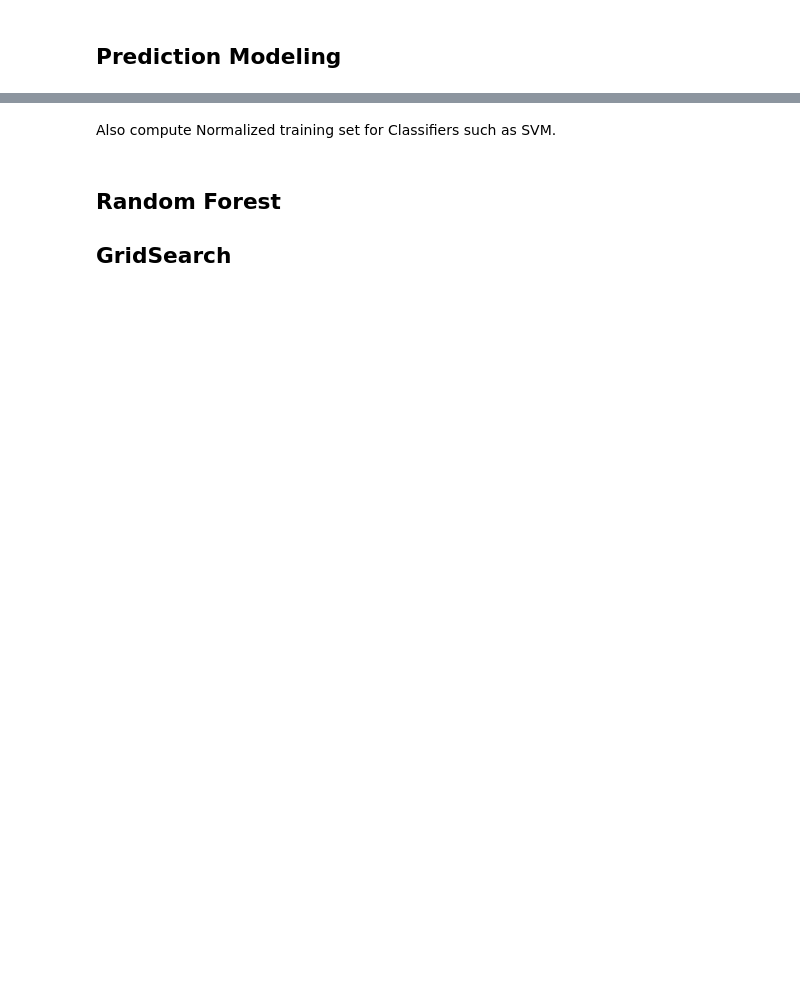
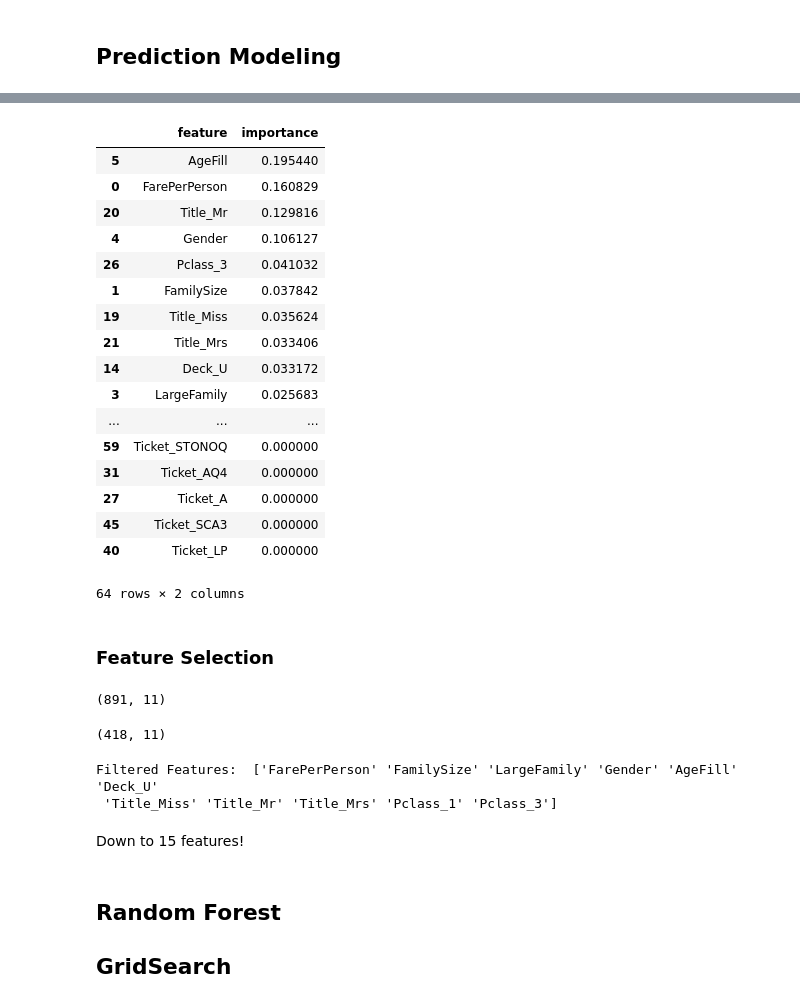
Before and after one commit to sharan-naribole/kaggle-titanic, a Jupyter notebook: Titanic - Deck FarePerPerson.ipynb, the cells around one changed output, grey strips where cells are left out. Saved outputs shown, nothing was run; the diff lists cells and outputs as text; code cells hidden in the pictures; blank space fills up the shorter version.

Commit message:
SelectModel ExtraTreesCf RF GridSearch

```diff
--- a/Titanic - Deck FarePerPerson.ipynb
+++ b/Titanic - Deck FarePerPerson.ipynb
@@ -502,3 +501,13 @@ array(['PassengerId', 'FarePerPerson', 'MultiTickets', 'FamilySize',
+# %%
+def scaling(x):
+    if x.max !=0:
+        return(x/x.max())
+    else:
+        return(0)
+# %%
+features = list(combined_df.columns)
+#features.remove('PassengerId')
+combined_df[features] = combined_df[features].apply(lambda x: scaling(x), axis=0)
 # %% [markdown]
 ## Prediction Modeling
 # %%
@@ -515,2 +522,0 @@ X_train.shape, Y_train.shape, X_test.shape
-# %% [markdown]
-Also compute Normalized training set for Classifiers such as SVM.
@@ -526,3 +528,54 @@ X_test_norm = pd.DataFrame(np_scaled,columns = X_test.columns)
+# %%
+from sklearn.ensemble import ExtraTreesClassifier
+from sklearn.feature_selection import SelectFromModel
+clf = ExtraTreesClassifier(n_estimators=250)
+clf = clf.fit(X_train, Y_train)
+# %%
+features = pd.DataFrame()
+features['feature'] = X_train.columns
+features['importance'] = clf.feature_importances_
+# %%
+features.sort_values(by='importance',ascending=False)
+# %% [output]
+|  | feature | importance |
+| 5 | AgeFill | 0.195440 |
+| 0 | FarePerPerson | 0.160829 |
+| 20 | Title_Mr | 0.129816 |
+| 4 | Gender | 0.106127 |
+| 26 | Pclass_3 | 0.041032 |
+| 1 | FamilySize | 0.037842 |
+| 19 | Title_Miss | 0.035624 |
+| 21 | Title_Mrs | 0.033406 |
+| 14 | Deck_U | 0.033172 |
+| 3 | LargeFamily | 0.025683 |
+| ... | ... | ... |
+| 59 | Ticket_STONOQ | 0.000000 |
+| 31 | Ticket_AQ4 | 0.000000 |
+| 27 | Ticket_A | 0.000000 |
+| 45 | Ticket_SCA3 | 0.000000 |
+| 40 | Ticket_LP | 0.000000 |
+64 rows × 2 columns
+# %% [markdown]
+### Feature Selection
+# %%
+model = SelectFromModel(clf, prefit=True)
+X_train_filt = model.transform(X_train)
+X_train_filt.shape
+# %% [output]
+(891, 11)
+# %%
+X_test_filt = model.transform(X_test)
+X_test_filt.shape
+# %% [output]
+(418, 11)
+# %%
+feat_bool = model.get_support()
+print("Filtered Features: ", X_train.columns.values[feat_bool])
+# %% [output]
+Filtered Features:  ['FarePerPerson' 'FamilySize' 'LargeFamily' 'Gender' 'AgeFill' 'Deck_U'
+ 'Title_Miss' 'Title_Mr' 'Title_Mrs' 'Pclass_1' 'Pclass_3']
+# %% [markdown]
+Down to 15 features!
 # %% [markdown]
 ## Random Forest
 
```
Also changed, not shown: parts of 31 cells of this notebook.
